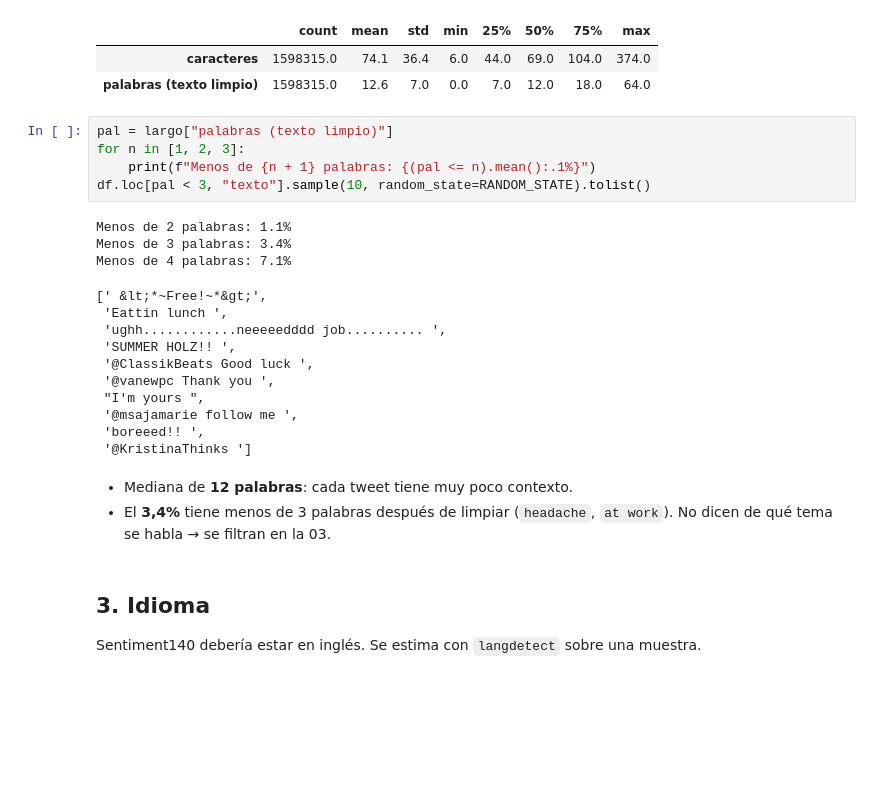
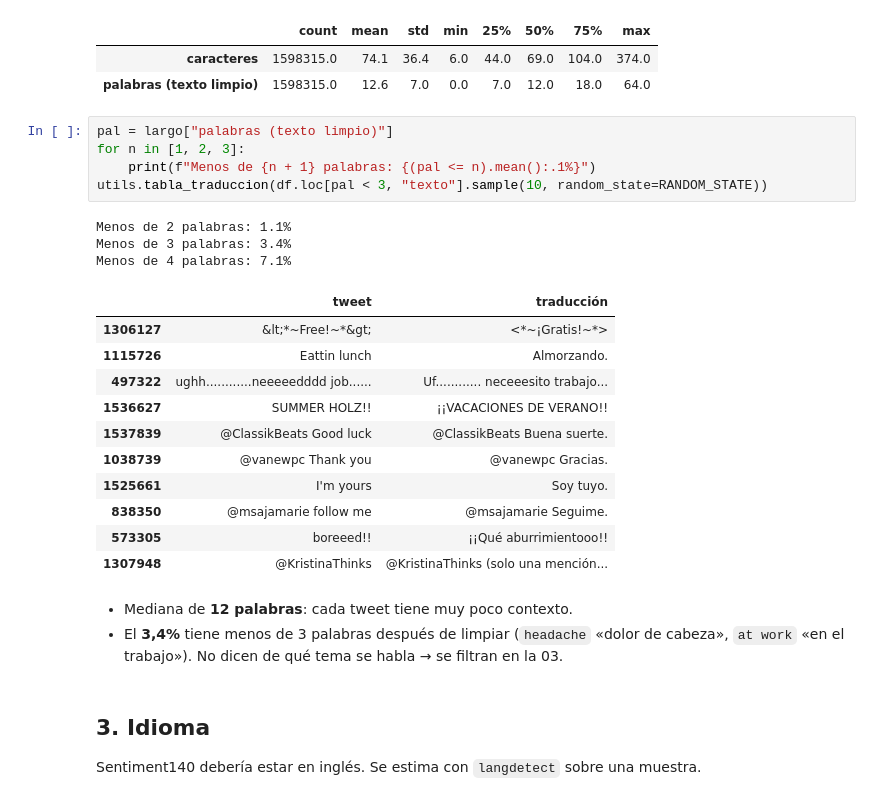
Before and after one commit to federicopintosr/diplomatura-tp-3, a Jupyter notebook: notebooks/02_eda.ipynb, the cells around one changed output. Drawn from its saved outputs; the diff is of its cells as text; blank space fills up the shorter version.

```diff
--- a/notebooks/02_eda.ipynb
+++ b/notebooks/02_eda.ipynb
@@ -98,25 +98,26 @@ largo.describe().round(1).T
 # %%
 pal = largo["palabras (texto limpio)"]
 for n in [1, 2, 3]:
     print(f"Menos de {n + 1} palabras: {(pal <= n).mean():.1%}")
-df.loc[pal < 3, "texto"].sample(10, random_state=RANDOM_STATE).tolist()
+utils.tabla_traduccion(df.loc[pal < 3, "texto"].sample(10, random_state=RANDOM_STATE))
 # %% [output]
 Menos de 2 palabras: 1.1%
 Menos de 3 palabras: 3.4%
 Menos de 4 palabras: 7.1%
-[' &lt;*~Free!~*&gt;',
- 'Eattin lunch ',
- 'ughh............neeeeedddd job.......... ',
- 'SUMMER HOLZ!! ',
- '@ClassikBeats Good luck ',
- '@vanewpc Thank you ',
- "I'm yours ",
- '@msajamarie follow me ',
- 'boreeed!! ',
- '@KristinaThinks ']
+|  | tweet | traducción |
+| 1306127 | &lt;*~Free!~*&gt; | <*~¡Gratis!~*> |
+| 1115726 | Eattin lunch | Almorzando. |
+| 497322 | ughh............neeeeedddd job...... | Uf............ neceeesito trabajo... |
+| 1536627 | SUMMER HOLZ!! | ¡¡VACACIONES DE VERANO!! |
+| 1537839 | @ClassikBeats Good luck | @ClassikBeats Buena suerte. |
+| 1038739 | @vanewpc Thank you | @vanewpc Gracias. |
+| 1525661 | I'm yours | Soy tuyo. |
+| 838350 | @msajamarie follow me | @msajamarie Seguime. |
+| 573305 | boreeed!! | ¡¡Qué aburrimientooo!! |
+| 1307948 | @KristinaThinks | @KristinaThinks (solo una mención... |
 # %% [markdown]
 - Mediana de **12 palabras**: cada tweet tiene muy poco contexto.
-- El **3,4%** tiene menos de 3 palabras después de limpiar (`headache`, `at work`). No dicen de qué tema se habla → se filtran en la 03.
+- El **3,4%** tiene menos de 3 palabras después de limpiar (`headache` «dolor de cabeza», `at work` «en el trabajo»). No dicen de qué tema se habla → se filtran en la 03.
 # %% [markdown]
 ## 3. Idioma
 
```
Also changed, not shown: parts of 3 cells of this notebook, 9 other files.
